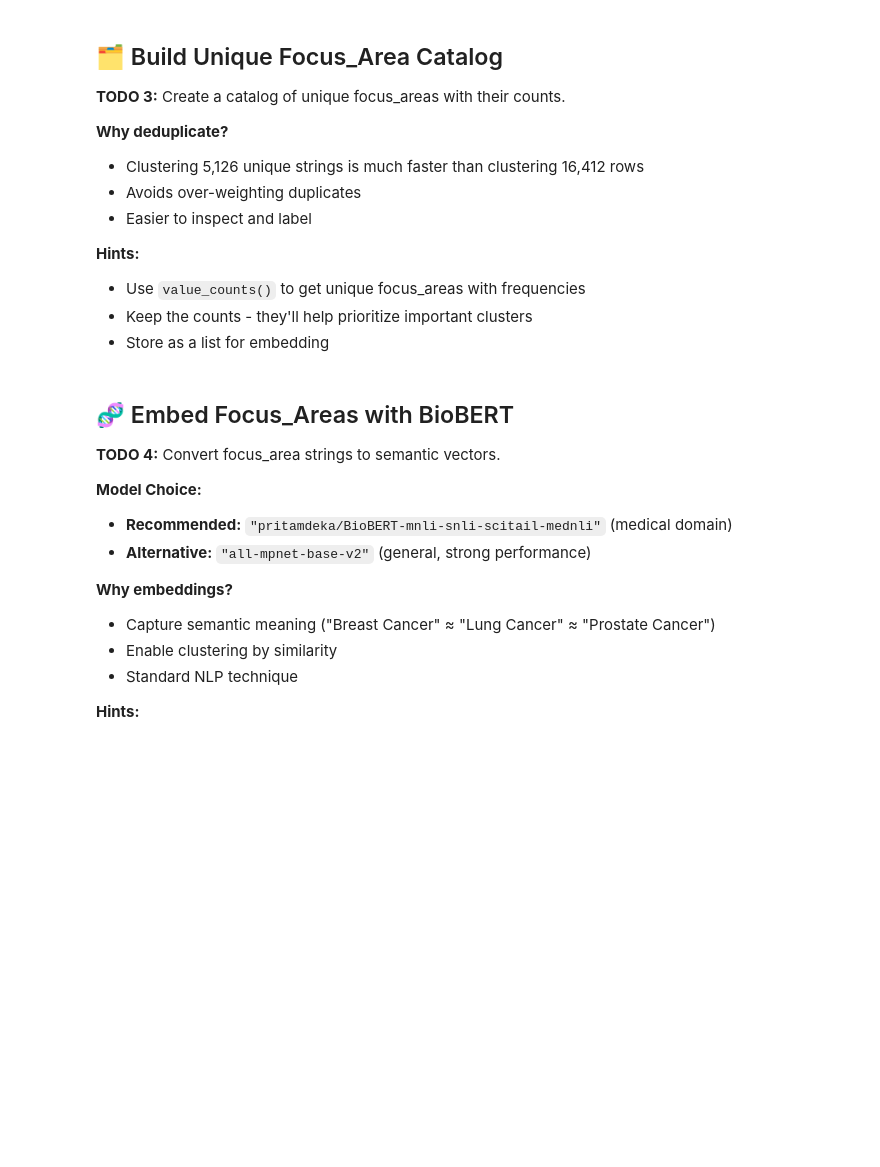
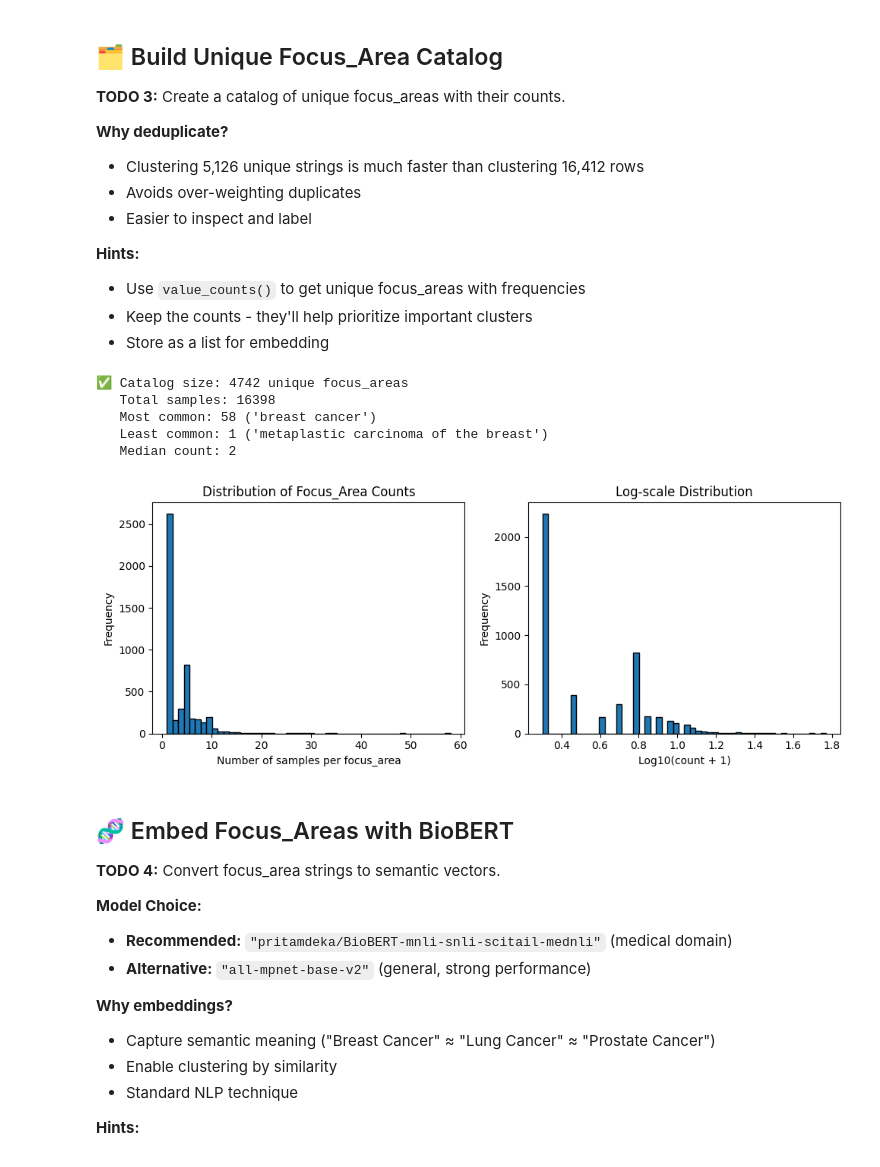
Before and after one commit to Tuminha/PyTorch-Capstone-Project, a Jupyter notebook: projects/02_medical_text/notebooks/00_build_specialty_taxonomy.ipynb, the cells around one changed output. Cells and saved outputs as stored; diff of their text form; code cells hidden in the pictures; blank space fills up the shorter version.

```diff
--- a/projects/02_medical_text/notebooks/00_build_specialty_taxonomy.ipynb
+++ b/projects/02_medical_text/notebooks/00_build_specialty_taxonomy.ipynb
@@ -59,12 +59,12 @@ import matplotlib.pyplot as plt
 import seaborn as sns
 
 # Define paths
-# DATA_DIR = Path("../../../datasets")
-# INPUT_PATH = DATA_DIR / "medquad.csv"
-# ARTIFACTS_DIR = Path("../artifacts/specialty_taxonomy")
+DATA_DIR = Path("../../../datasets")
+INPUT_PATH = DATA_DIR / "medquad.csv"
+ARTIFACTS_DIR = Path("../artifacts/specialty_taxonomy")
 
 # Create output directory
-# ARTIFACTS_DIR.mkdir(parents=True, exist_ok=True)
+ARTIFACTS_DIR.mkdir(parents=True, exist_ok=True)
 
-# print(f"✅ Input data: {INPUT_PATH}")
-# print(f"✅ Artifacts will be saved to: {ARTIFACTS_DIR}")
+print(f"✅ Input data: {INPUT_PATH}")
+print(f"✅ Artifacts will be saved to: {ARTIFACTS_DIR}")
@@ -130,32 +162,39 @@ import seaborn as sns
 # %%
 # TODO 3: Build unique focus_area catalog
 
 # Get unique focus_areas with counts
-# cat_counts = df['focus_area_norm'].value_counts()
-# catalog = cat_counts.index.tolist()
+cat_counts = df['focus_area_norm'].value_counts()
+catalog = cat_counts.index.tolist()
 
-# print(f"✅ Catalog size: {len(catalog)} unique focus_areas")
-# print(f"   Total samples: {cat_counts.sum()}")
-# print(f"   Most common: {cat_counts.iloc[0]} ('{catalog[0]}')")
-# print(f"   Least common: {cat_counts.iloc[-1]} ('{catalog[-1]}')")
-# print(f"   Median count: {cat_counts.median():.0f}")
+print(f"✅ Catalog size: {len(catalog)} unique focus_areas")
+print(f"   Total samples: {cat_counts.sum()}")
+print(f"   Most common: {cat_counts.iloc[0]} ('{catalog[0]}')")
+print(f"   Least common: {cat_counts.iloc[-1]} ('{catalog[-1]}')")
+print(f"   Median count: {cat_counts.median():.0f}")
 
 # Distribution of counts
-# plt.figure(figsize=(10, 4))
-# plt.subplot(1, 2, 1)
-# plt.hist(cat_counts, bins=50, edgecolor='black')
-# plt.xlabel('Number of samples per focus_area')
-# plt.ylabel('Frequency')
-# plt.title('Distribution of Focus_Area Counts')
+plt.figure(figsize=(10, 4))
+plt.subplot(1, 2, 1)
+plt.hist(cat_counts, bins=50, edgecolor='black')
+plt.xlabel('Number of samples per focus_area')
+plt.ylabel('Frequency')
+plt.title('Distribution of Focus_Area Counts')
 
-# plt.subplot(1, 2, 2)
-# plt.hist(np.log10(cat_counts + 1), bins=50, edgecolor='black')
-# plt.xlabel('Log10(count + 1)')
-# plt.ylabel('Frequency')
-# plt.title('Log-scale Distribution')
-# plt.tight_layout()
-# plt.savefig(ARTIFACTS_DIR / 'focus_area_distribution.png', dpi=150)
-# plt.show()
+plt.subplot(1, 2, 2)
+plt.hist(np.log10(cat_counts + 1), bins=50, edgecolor='black')
+plt.xlabel('Log10(count + 1)')
+plt.ylabel('Frequency')
+plt.title('Log-scale Distribution')
+plt.tight_layout()
+plt.savefig(ARTIFACTS_DIR / 'focus_area_distribution.png', dpi=150)
+plt.show()
+# %% [output]
+✅ Catalog size: 4742 unique focus_areas
+   Total samples: 16398
+   Most common: 58 ('breast cancer')
+   Least common: 1 ('metaplastic carcinoma of the breast')
+   Median count: 2
+[figure, added]
 # %% [markdown]
 ## 🧬 Embed Focus_Areas with BioBERT
 
```
Also changed, not shown: parts of 16 cells of this notebook, 15 other files.
